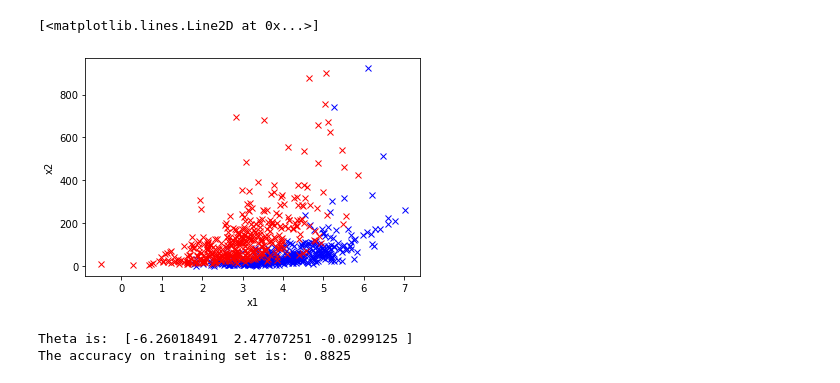
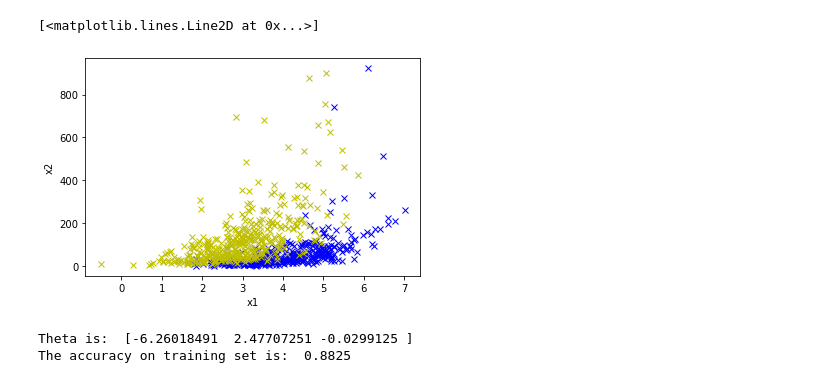
Before and after one commit to Anya-RB-Chen/cs229-2018-autumn, a Jupyter notebook: My Assignment/PS1/PS1-1b_Newton's_Mehod.ipynb, the cells around one changed output. Drawn from its saved outputs; the diff is of its cells as text; code cells hidden in the pictures.

```diff
--- a/My Assignment/PS1/PS1-1b_Newton's_Mehod.ipynb
+++ b/My Assignment/PS1/PS1-1b_Newton's_Mehod.ipynb
@@ -14,11 +14,11 @@ x_valid, y_valid = util.load_dataset(ds1_valid_path, add_intercept=True)
 # %%
 plt.xlabel("x1")
 plt.ylabel("x2")
 plt.plot(x_train[y_train == 1, -2], x_train[y_train == 1, -1], 'bx')
-plt.plot(x_train[y_train == 0, -2], x_train[y_train == 0, -1], 'rx')
+plt.plot(x_train[y_train == 0, -2], x_train[y_train == 0, -1], 'yx')
 # %% [output]
 [<matplotlib.lines.Line2D at 0x...>]
-[figure, old version]
+[figure, new version]
 # %%
 class LogisticRegression(LinearModel):
     """Logistic regression with Newton's Method as the solver.
```
Also changed, not shown: 2 other files.
